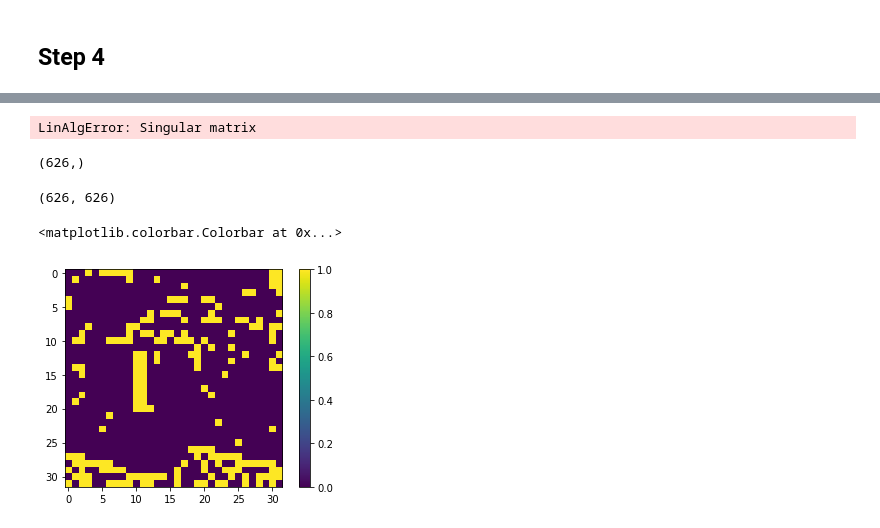
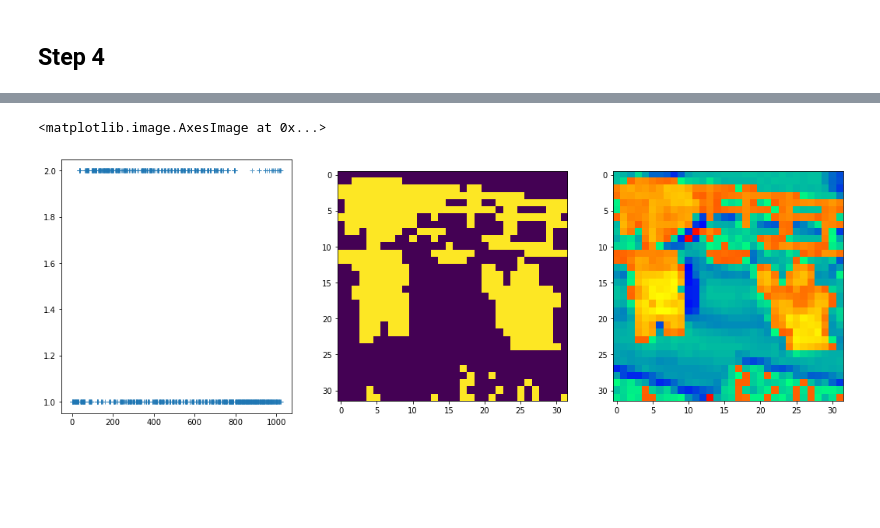
Before and after one commit to yungyuc/nsdhw_21sp, a Jupyter notebook: proposal/veax-void/Idea_test.ipynb, the cells around one changed output, grey strips where cells are left out. Drawn from its saved outputs; the diff is of its cells as text; code cells hidden in the pictures; blank space fills up the shorter version.

```diff
--- a/proposal/veax-void/Idea_test.ipynb
+++ b/proposal/veax-void/Idea_test.ipynb
@@ -65,0 +62,3 @@ PIG is done.
+# %%
+%%time
+graph = PIG(image, mode='usestop', verbose=True)
@@ -155,17 +112,0 @@ L[gn] = 0
-# %%
-np.linalg.solve(L,D)
-# %% [output]
-LinAlgError: Singular matrix
-# %%
-# New W
-# Preparing for next recursive loop
-next_set_idxs = np.where(new_x < threshold)[0]
-print(next_set_idxs.shape)
-
-W = W[next_set_idxs][:,next_set_idxs]
-W.shape
-
-# and go back to the beggining
-# %% [output]
-(626,)
-(626, 626)
@@ -179,6 +113,13 @@ new_x[set_idxs] = 1
-# %%
-plt.imshow(new_x.reshape((32,32)) > threshold)
-plt.colorbar()
-# %% [output]
-<matplotlib.colorbar.Colorbar at 0x...>
-[figure, removed]
+# %%
+mask = graph.classes.reshape(
+    (graph._width, graph._hight))
+
+mm = 6
+fig,ax = plt.subplots(1,3,figsize=(3*mm,1*mm))
+ax[0].plot(graph.classes, '+', alpha=0.7)
+ax[1].imshow(mask)
+ax[2].imshow(np.ma.masked_where(mask==1, image), 'autumn')
+ax[2].imshow(np.ma.masked_where(mask==2, image), 'winter')
+# %% [output]
+<matplotlib.image.AxesImage at 0x...>
+[figure, added]
```
Also changed, not shown: parts of 20 cells of this notebook, 1 other file.
